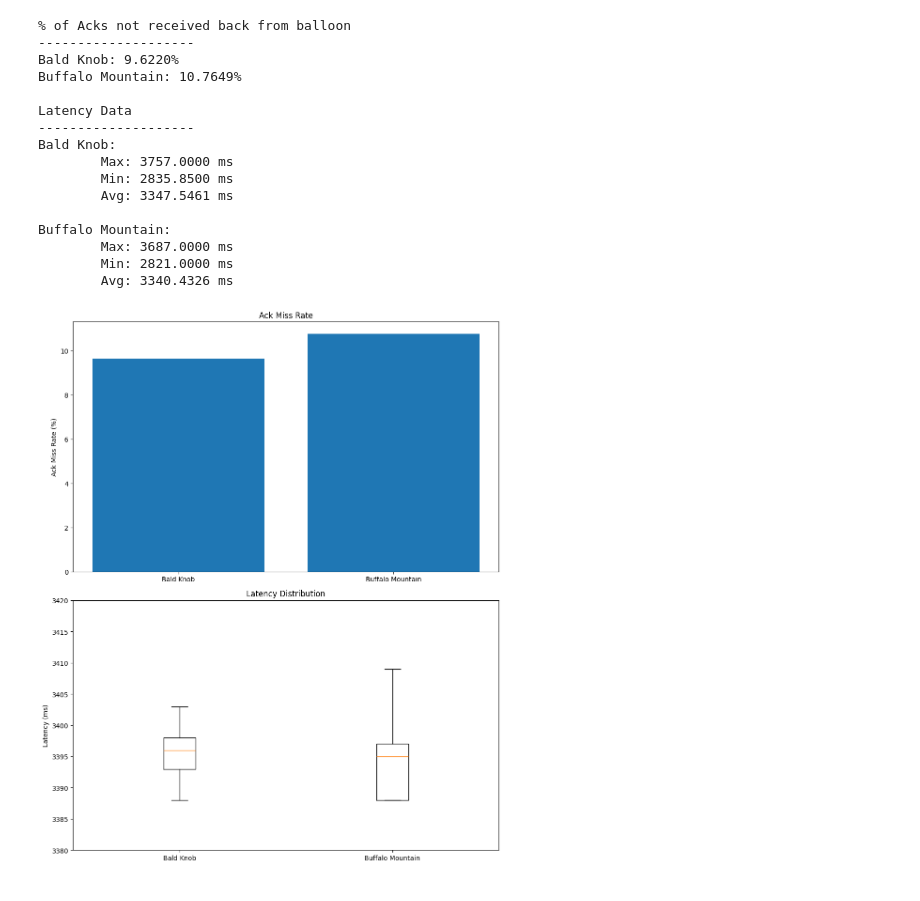
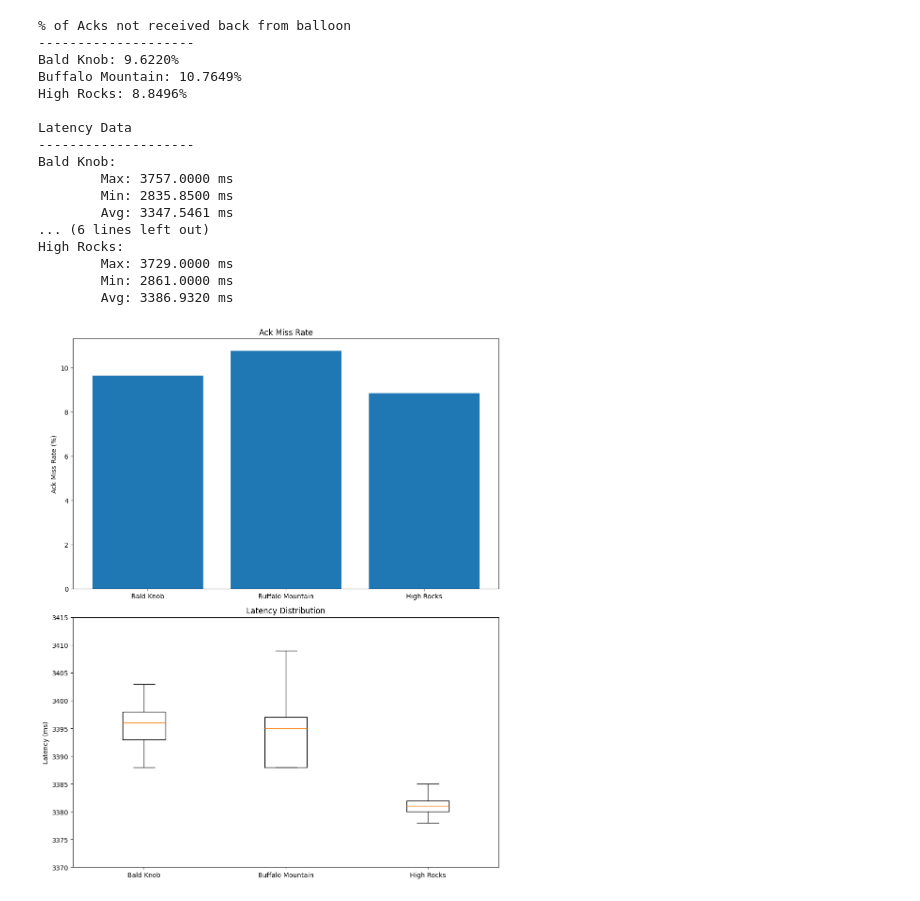
Before and after one commit to eiharun/SP25-20, a Jupyter notebook: testing/gs_logs/gslogs.ipynb, the cells around one changed output. Cells and saved outputs as stored; diff of their text form; code cells hidden in the pictures.

Commit message:
High Rocks Data

```diff
--- a/testing/gs_logs/gslogs.ipynb
+++ b/testing/gs_logs/gslogs.ipynb
@@ -1,5 +1,5 @@
 # %%
-locations = {"BaldKnob":{0:[],1:[],"Latency":[]}, "BuffaloMountain":{0:[],1:[],"Latency":[]}}
+locations = {"BaldKnob":{0:[],1:[],"Latency":[]}, "BuffaloMountain":{0:[],1:[],"Latency":[]}, "HighRocks":{0:[],1:[],"Latency":[]}}
 
 with open("logs/BaldKnob.txt", 'r') as bk:
     for line in bk:
@@ -20,6 +20,16 @@ with open("logs/BuffaloMountain.txt", 'r') as bm:
             locations["BuffaloMountain"][1].append(int(line[line.rfind("#")+1:]))
         elif "Latency" in line and not "PyLatency" in line:
             locations["BuffaloMountain"]["Latency"].append(float(line[line.rfind(":")+1:]))
+
+with open("logs/HighRocksP2.txt", 'r') as hr:
+    for line in hr:
+        line = line.strip()
+        if "Sending #" in line:
+            locations["HighRocks"][0].append(int(line[line.rfind("#")+1:]))
+        elif "ACK #" in line:
+            locations["HighRocks"][1].append(int(line[line.rfind("#")+1:]))
+        elif "Latency" in line and not "PyLatency" in line:
+            locations["HighRocks"]["Latency"].append(float(line[line.rfind(":")+1:]))
 # %%
 # Bald Knob
 sent_packets_bk = locations["BaldKnob"][0]
@@ -43,10 +53,22 @@ max_latency_bm = max(locations["BuffaloMountain"]["Latency"])
 min_latency_bm = min(locations["BuffaloMountain"]["Latency"])
 avg_latency_bm = sum(locations["BuffaloMountain"]["Latency"]) / len(locations["BuffaloMountain"]["Latency"])
 
+# High Rocks
+sent_packets_hr = locations["HighRocks"][0]
+ack_packets_hr = locations["HighRocks"][1]
+num_sent_hr = len(sent_packets_hr)
+num_ack_hr = len(ack_packets_hr)
+missed_acks_hr = num_sent_hr - num_ack_hr
+miss_rate_hr = missed_acks_hr / num_sent_hr
+max_latency_hr = max(locations["HighRocks"]["Latency"])
+min_latency_hr = min(locations["HighRocks"]["Latency"])
+avg_latency_hr = sum(locations["HighRocks"]["Latency"]) / len(locations["HighRocks"]["Latency"])
+
 print("% of Acks not received back from balloon")
 print('-'*20)
 print(f"Bald Knob: {miss_rate_bk*100:0.4f}%")
 print(f"Buffalo Mountain: {miss_rate_bm*100:0.4f}%")
+print(f"High Rocks: {miss_rate_hr*100:0.4f}%")
 print()
 
 print("Latency Data")
@@ -60,11 +82,18 @@ print("Buffalo Mountain: ")
 print(f"\tMax: {max_latency_bm:0.4f} ms")
 print(f"\tMin: {min_latency_bm:0.4f} ms")
 print(f"\tAvg: {avg_latency_bm:0.4f} ms")
+print()
+print("High Rocks: ")
+print(f"\tMax: {max_latency_hr:0.4f} ms")
+print(f"\tMin: {min_latency_hr:0.4f} ms")
+print(f"\tAvg: {avg_latency_hr:0.4f} ms")
+print()
 # %% [output]
 % of Acks not received back from balloon
 --------------------
 Bald Knob: 9.6220%
 Buffalo Mountain: 10.7649%
+High Rocks: 8.8496%
 
 Latency Data
 --------------------
@@ -72,32 +101,32 @@ Bald Knob:
         Max: 3757.0000 ms
         Min: 2835.8500 ms
         Avg: 3347.5461 ms
-
-Buffalo Mountain:
-        Max: 3687.0000 ms
-        Min: 2821.0000 ms
-        Avg: 3340.4326 ms
+... (6 lines left out)
+High Rocks:
+        Max: 3729.0000 ms
+        Min: 2861.0000 ms
+        Avg: 3386.9320 ms
 # %%
 import matplotlib.pyplot as plt
 # %%
 def plot_data(locations):
     fig, axes = plt.subplots(2, 1, figsize=(10, 12))  # Two rows, one column
 
     # Bar graph for miss rate
-    axes[0].bar(["Bald Knob", "Buffalo Mountain"], [miss_rate_bk * 100, miss_rate_bm * 100])
+    axes[0].bar(["Bald Knob", "Buffalo Mountain", "High Rocks"], [miss_rate_bk * 100, miss_rate_bm * 100, miss_rate_hr * 100])
     axes[0].set_title("Ack Miss Rate")
     axes[0].set_ylabel("Ack Miss Rate (%)")
 
     # Box and whisker plot for latency
-    axes[1].boxplot([locations["BaldKnob"]["Latency"], locations["BuffaloMountain"]["Latency"]],
-                    labels=["Bald Knob", "Buffalo Mountain"], showfliers=False)
+    axes[1].boxplot([locations["BaldKnob"]["Latency"], locations["BuffaloMountain"]["Latency"], locations["HighRocks"]["Latency"]],
+                    labels=["Bald Knob", "Buffalo Mountain", "High Rocks"], showfliers=False)
     axes[1].set_title("Latency Distribution")
     axes[1].set_ylabel("Latency (ms)")
-    axes[1].set_ylim(3380, 3420)
+    axes[1].set_ylim(3370, 3415)
 
     plt.tight_layout()
     plt.show()
 
 plot_data(locations)
 # %% [output]
-[figure, old version]
+[figure, new version]
```
Also changed, not shown: 4 other files.
